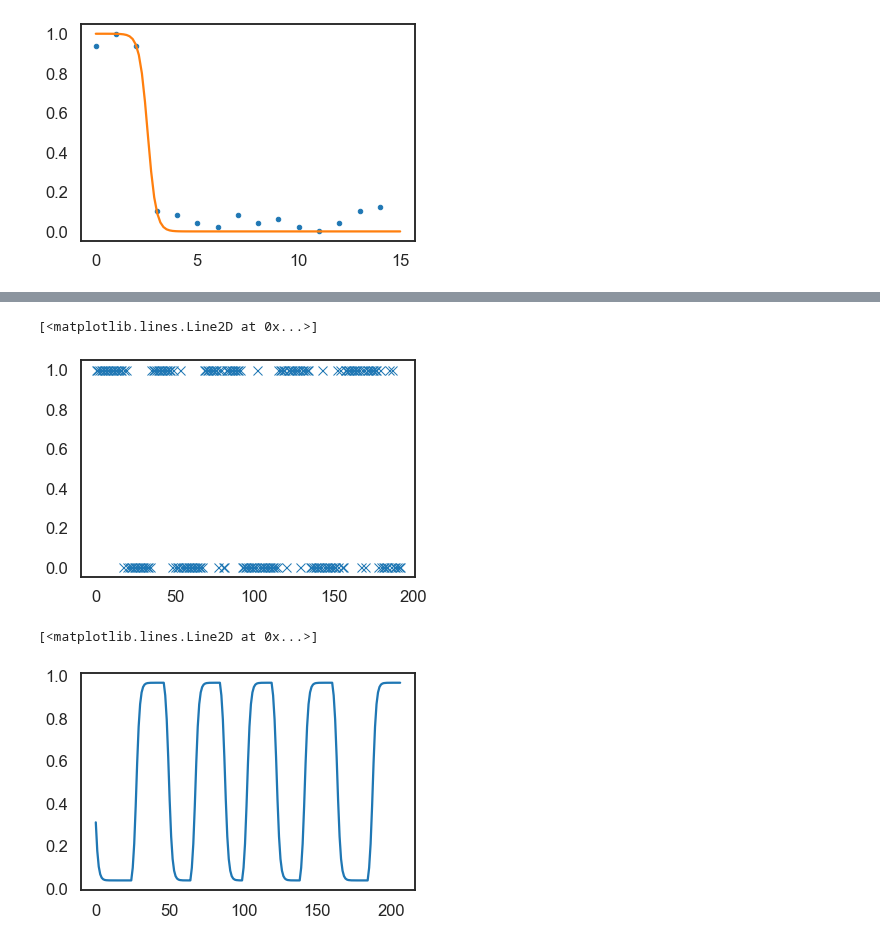
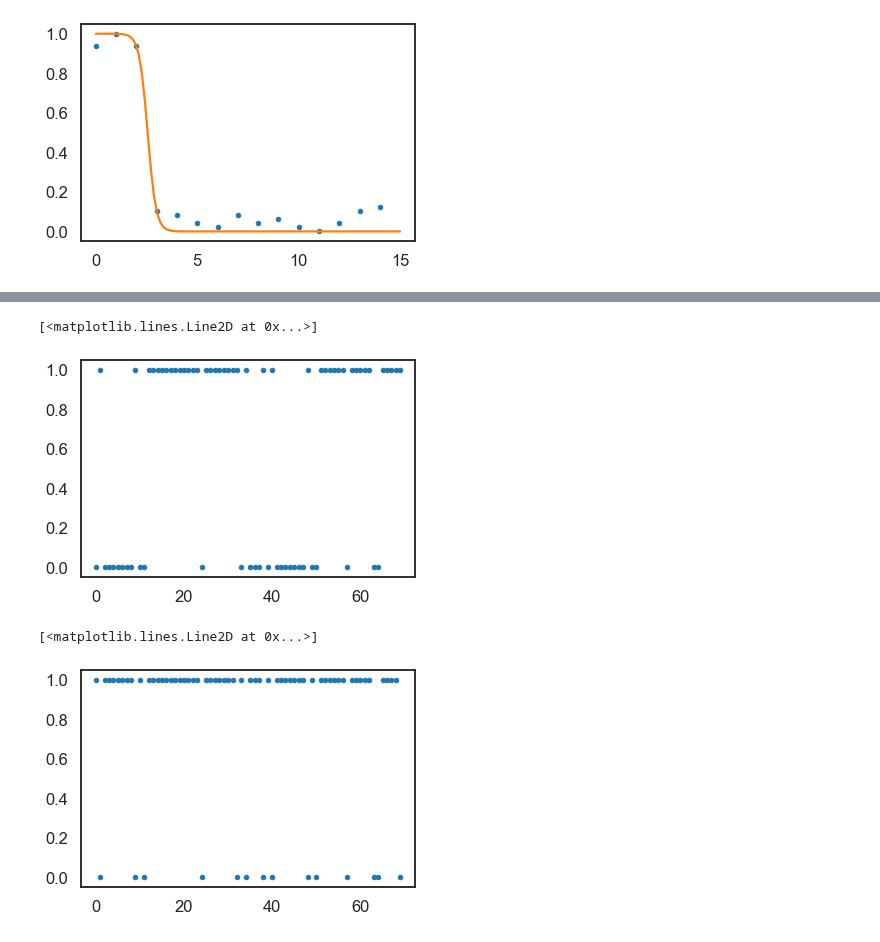
Before and after one commit to nhat-le/switching-simulations, a Jupyter notebook: switchingWorldCharacterization.ipynb, the cells around one changed output, grey strips where cells are left out. Drawn from its saved outputs; the diff is of its cells as text; code cells hidden in the pictures.

```diff
--- a/switchingWorldCharacterization.ipynb
+++ b/switchingWorldCharacterization.ipynb
@@ -510,11 +498,5 @@ plt.plot(offsets, rightAverage, '.')
 # %%
-rlow = 0
-rhigh = 1
-nblocks = 10
-prew = 0.7
-psw = 0.02
-ntrials_per_block = [15, 25]
 world = make_switching_world(rlow, rhigh, nblocks, ntrials_per_block[0], ntrials_per_block[1])
-agent = EGreedyInferenceBasedAgent(prew=prew, pswitch=psw, eps=0.1)
+agent = EGreedyQLearningAgent(gamma=1.1, eps=0.3)
 exp = Experiment(agent, world)
-exp.run();
+exp.run()
@@ -521,11 +543,10 @@ exp.run();
 # %%
-plt.plot(agent.choice_history[:200], 'x')
-#plt.plot(agent.outcome_history[:50], '.')
+plt.plot(agent.choice_history[80:150], '.')
 # %% [output]
 [<matplotlib.lines.Line2D at 0x...>]
-[figure, old version]
+[figure, new version]
 # %%
-plt.plot(agent.p0_history)
+plt.plot(agent.outcome_history[80:150], '.')
 # %% [output]
 [<matplotlib.lines.Line2D at 0x...>]
-[figure, old version]
+[figure, new version]
```
Also changed, not shown: parts of 25 cells of this notebook.
